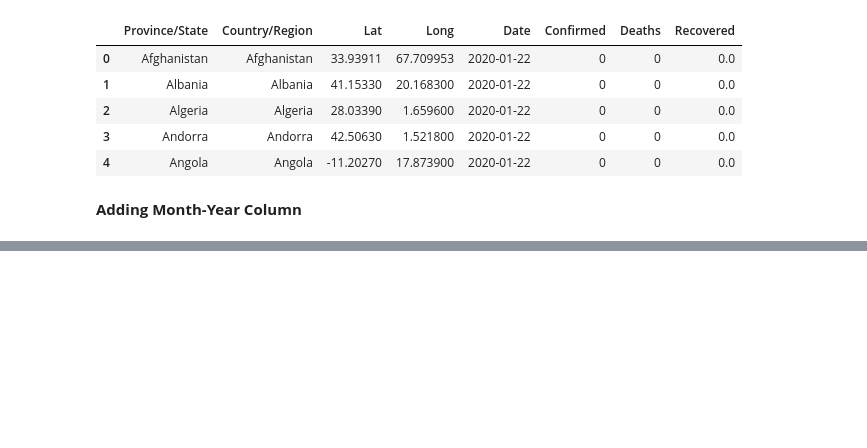
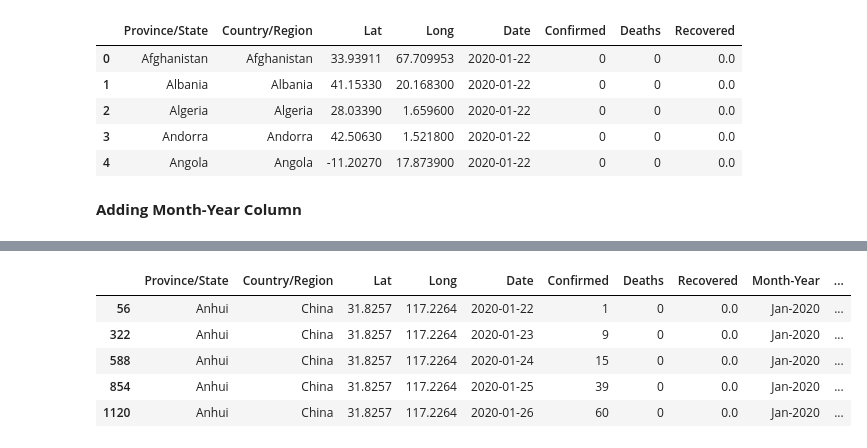
Before and after one commit to udaytak/CoronaVirus-Evolution-PowerBI, a Jupyter notebook: Corona Virus BI Project.ipynb, the cells around one changed output, grey strips where cells are left out. Saved outputs shown, nothing was run; the diff lists cells and outputs as text; code cells hidden in the pictures; blank space fills up the shorter version.

Commit message:
Breaking the Number by Day for 1 state Ex

```diff
--- a/Corona Virus BI Project.ipynb
+++ b/Corona Virus BI Project.ipynb
@@ -255,0 +267,4 @@ full_join.head()
+# %%
+#Creating a new dataframe
+test = full_join[full_join['Province/State']=='Anhui']
+test.head()
@@ -255,0 +278,14 @@ full_join.head()
+# %%
+#Creating another copy of dataframe
+full_join2 = test.copy()
+# %%
+#creating a new date-1 columns
+full_join2['Date - 1']=full_join2['Date'] + pd.Timedelta(days=1)
+full_join2.head()
+# %% [output]
+|  | Province/State | Country/Region | Lat | Long | Date | Confirmed | Deaths | Recovered | Month-Year | ... |
+| 56 | Anhui | China | 31.8257 | 117.2264 | 2020-01-22 | 1 | 0 | 0.0 | Jan-2020 | ... |
+| 322 | Anhui | China | 31.8257 | 117.2264 | 2020-01-23 | 9 | 0 | 0.0 | Jan-2020 | ... |
+| 588 | Anhui | China | 31.8257 | 117.2264 | 2020-01-24 | 15 | 0 | 0.0 | Jan-2020 | ... |
+| 854 | Anhui | China | 31.8257 | 117.2264 | 2020-01-25 | 39 | 0 | 0.0 | Jan-2020 | ... |
+| 1120 | Anhui | China | 31.8257 | 117.2264 | 2020-01-26 | 60 | 0 | 0.0 | Jan-2020 | ... |
```
Also changed, not shown: parts of 6 cells of this notebook.
